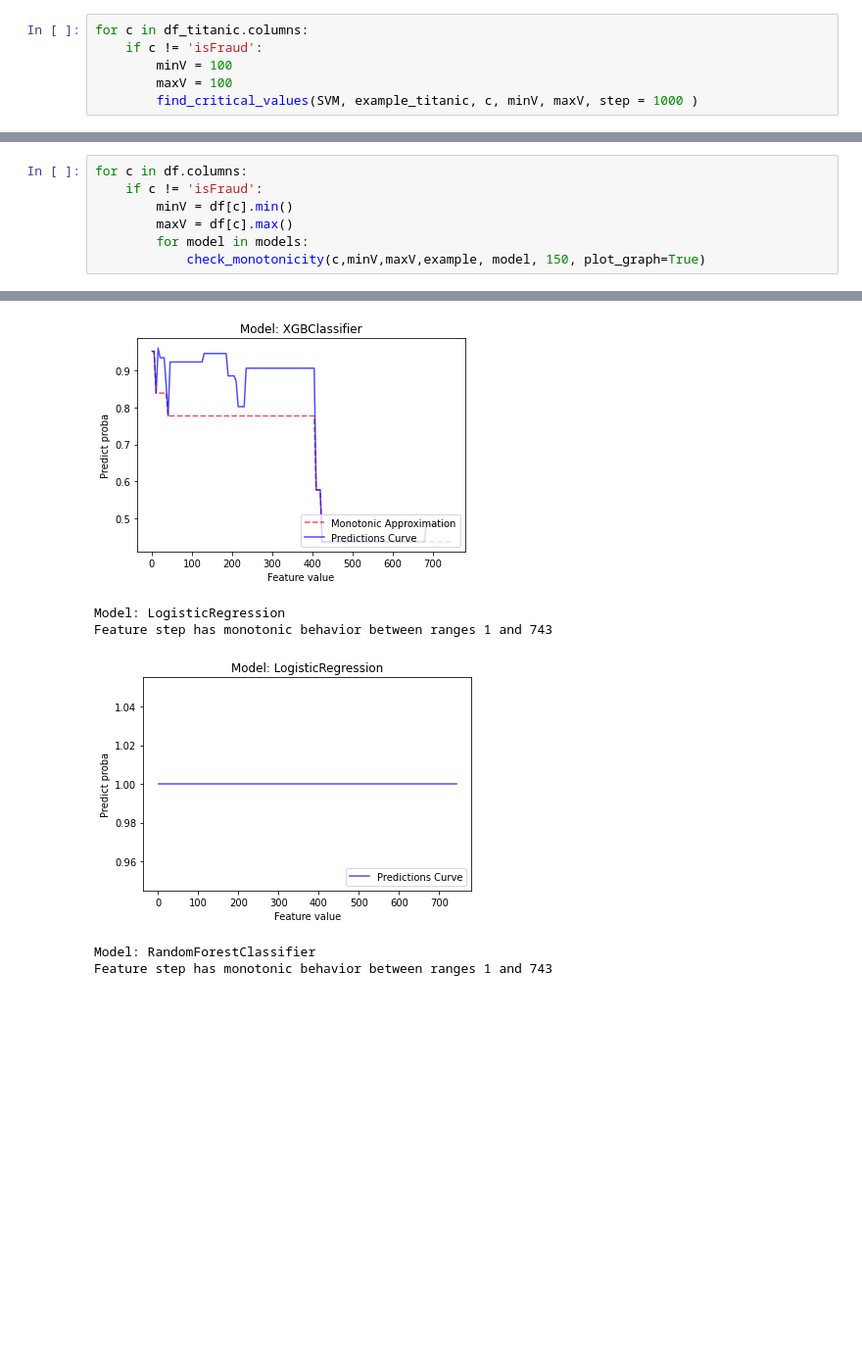
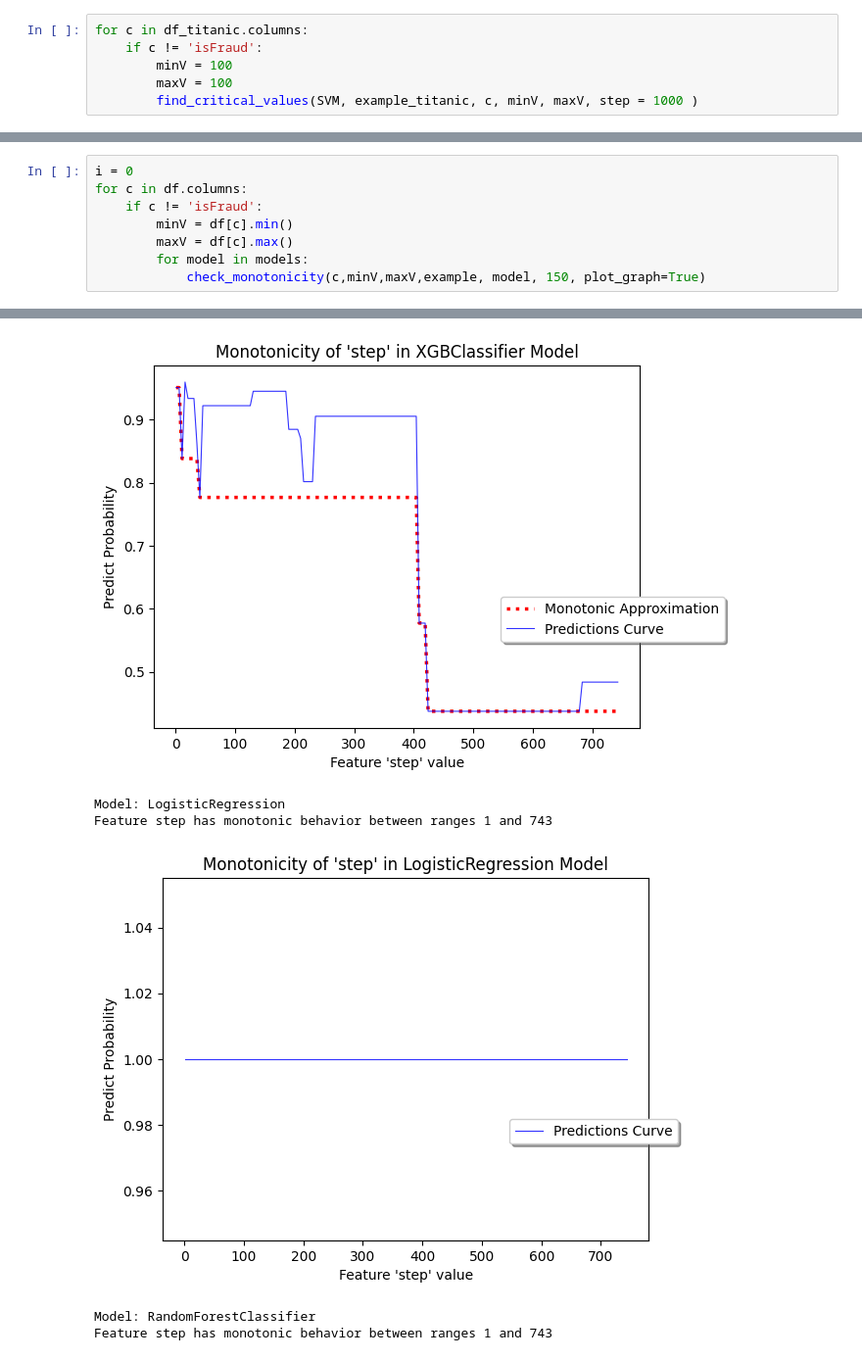
Before and after one commit to jpgianfaldoni/MLBugDetection, a Jupyter notebook: src/Testing.ipynb, the cells around one changed output, grey strips where cells are left out. Shown at 98% size. Saved outputs shown, nothing was run; the diff lists cells and outputs as text; blank space fills up the shorter version.

Commit message:
Graphics and prints for report alterations

```diff
--- a/src/Testing.ipynb
+++ b/src/Testing.ipynb
@@ -102,17 +119,18 @@ Lowest negatives identified on feature amount:
 # %%
+i = 0
 for c in df.columns:
     if c != 'isFraud':
         minV = df[c].min()
         maxV = df[c].max()
         for model in models:
             check_monotonicity(c,minV,maxV,example, model, 150, plot_graph=True)
 # %% [output]
 Model: XGBClassifier
 Warning: Feature 'step' doesn`t have monotonic behavior between ranges 1 and 743
 Feature 'step' has a monotonicity MSE score of 0.009391251020133495
-[figure, old version]
+[figure, new version]
 Model: LogisticRegression
 Feature step has monotonic behavior between ranges 1 and 743
-[figure, old version]
+[figure, new version]
 Model: RandomForestClassifier
 Feature step has monotonic behavior between ranges 1 and 743
```
Also changed, not shown: parts of 5 cells of this notebook, 6 other files.
